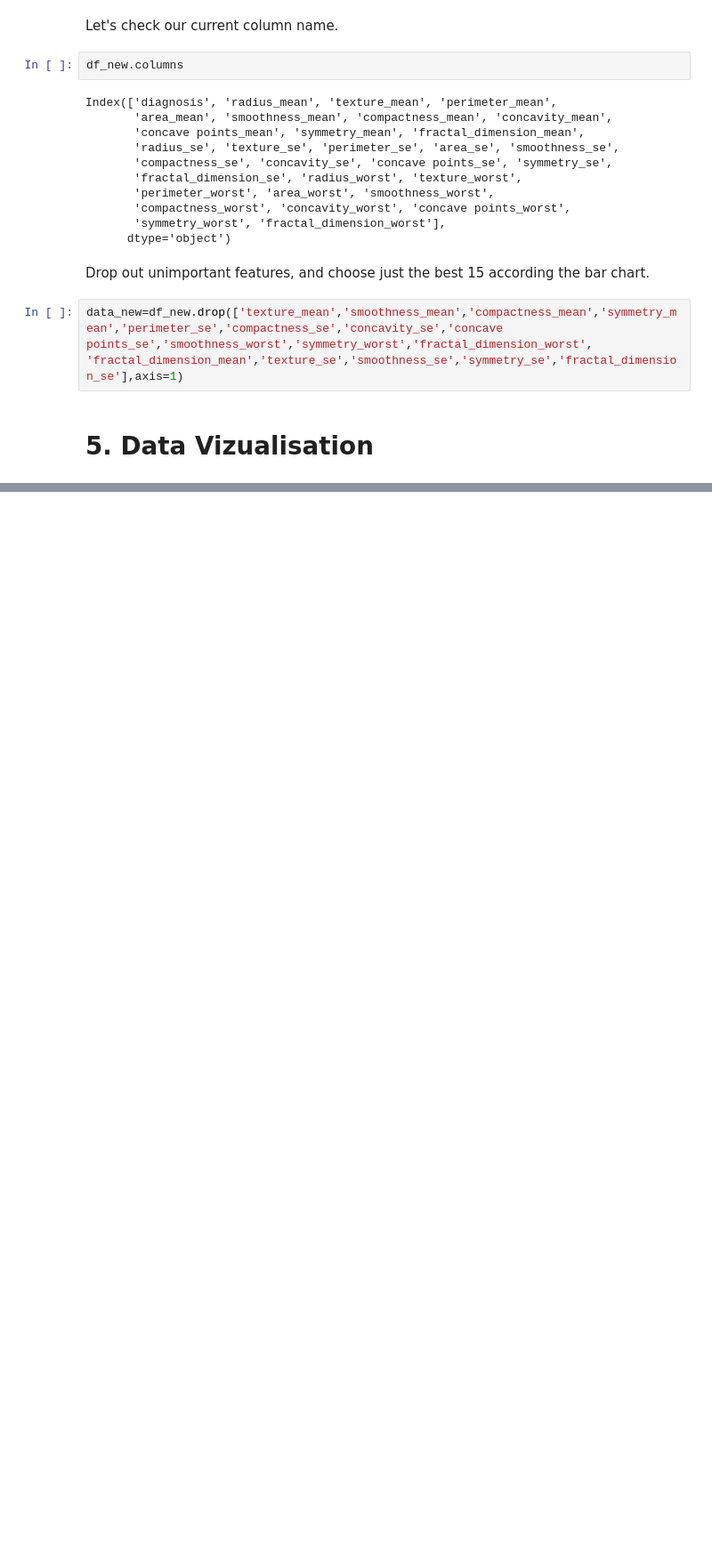
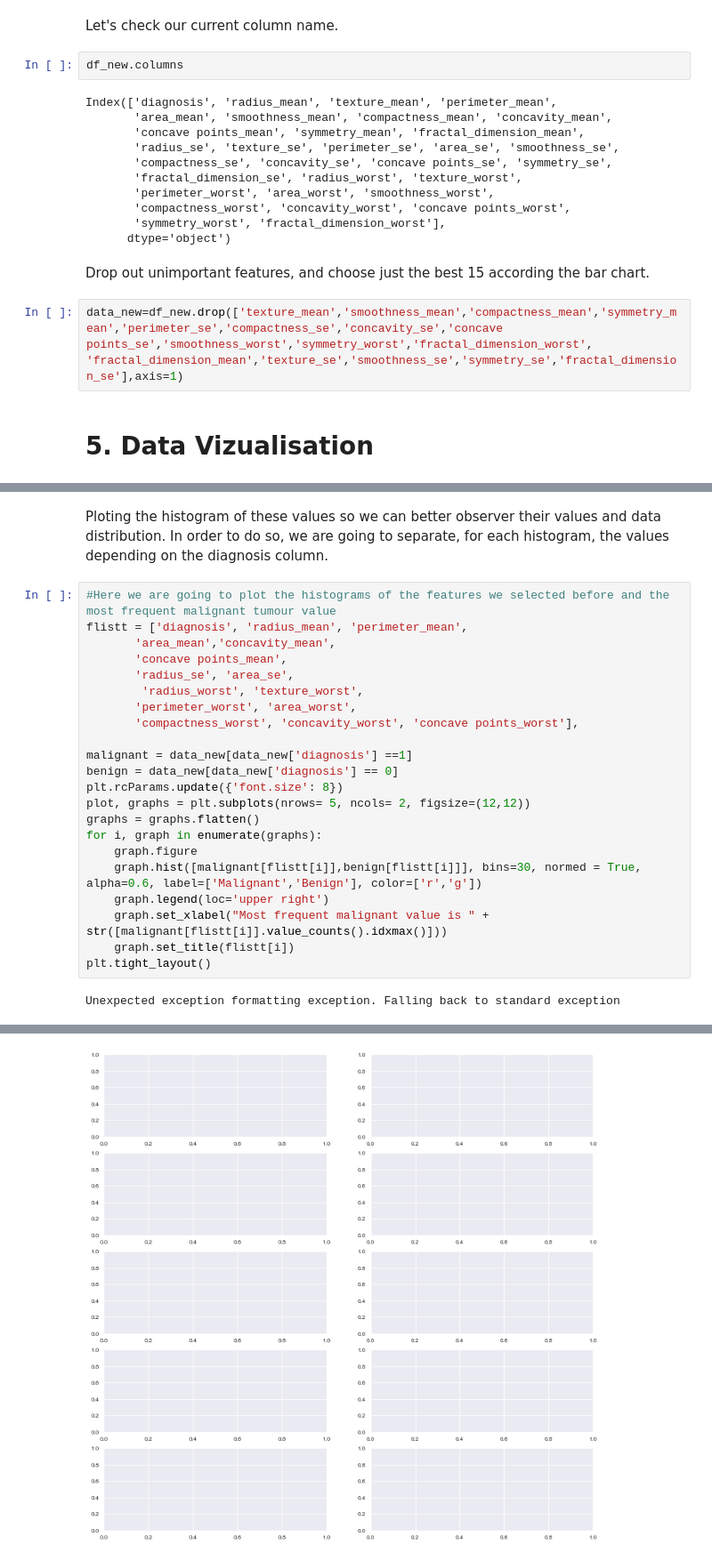
Before and after one commit to RamicAmir/Grupp2-Machine-Learning, a Jupyter notebook: breast_cancer/breast_cancer.ipynb, the cells around one changed output, grey strips where cells are left out. Shown: that part at 89% size. Saved outputs shown, nothing was run; the diff lists cells and outputs as text; blank space fills up the shorter version.

```diff
--- a/breast_cancer/breast_cancer.ipynb
+++ b/breast_cancer/breast_cancer.ipynb
@@ -260,0 +281,26 @@ data_new=df_new.drop(['texture_mean','smoothness_mean','compactness_mean','symme
+# %% [markdown]
+Ploting the histogram of these values so we can better observer their values and data distribution. In order to do so, we are going to separate, for each histogram, the values depending on the diagnosis column.
+# %%
+#Here we are going to plot the histograms of the features we selected before and the most frequent malignant tumour value
+flistt = ['diagnosis', 'radius_mean', 'perimeter_mean',
+       'area_mean','concavity_mean',
+       'concave points_mean',
+       'radius_se', 'area_se',
+        'radius_worst', 'texture_worst',
+       'perimeter_worst', 'area_worst',
+       'compactness_worst', 'concavity_worst', 'concave points_worst'],
+
+malignant = data_new[data_new['diagnosis'] ==1]
+benign = data_new[data_new['diagnosis'] == 0]
+plt.rcParams.update({'font.size': 8})
+plot, graphs = plt.subplots(nrows= 5, ncols= 2, figsize=(12,12))
+graphs = graphs.flatten()
+for i, graph in enumerate(graphs):
+    graph.figure
+    graph.hist([malignant[flistt[i]],benign[flistt[i]]], bins=30, normed = True, alpha=0.6, label=['Malignant','Benign'], color=['r','g'])
+    graph.legend(loc='upper right')
+    graph.set_xlabel("Most frequent malignant value is " + str([malignant[flistt[i]].value_counts().idxmax()]))
+    graph.set_title(flistt[i])
+plt.tight_layout()
+# %% [output]
+Unexpected exception formatting exception. Falling back to standard exception
@@ -260,0 +324 @@ data_new=df_new.drop(['texture_mean','smoothness_mean','compactness_mean','symme
+[figure, added]
```
Also changed, not shown: parts of 18 cells of this notebook.
